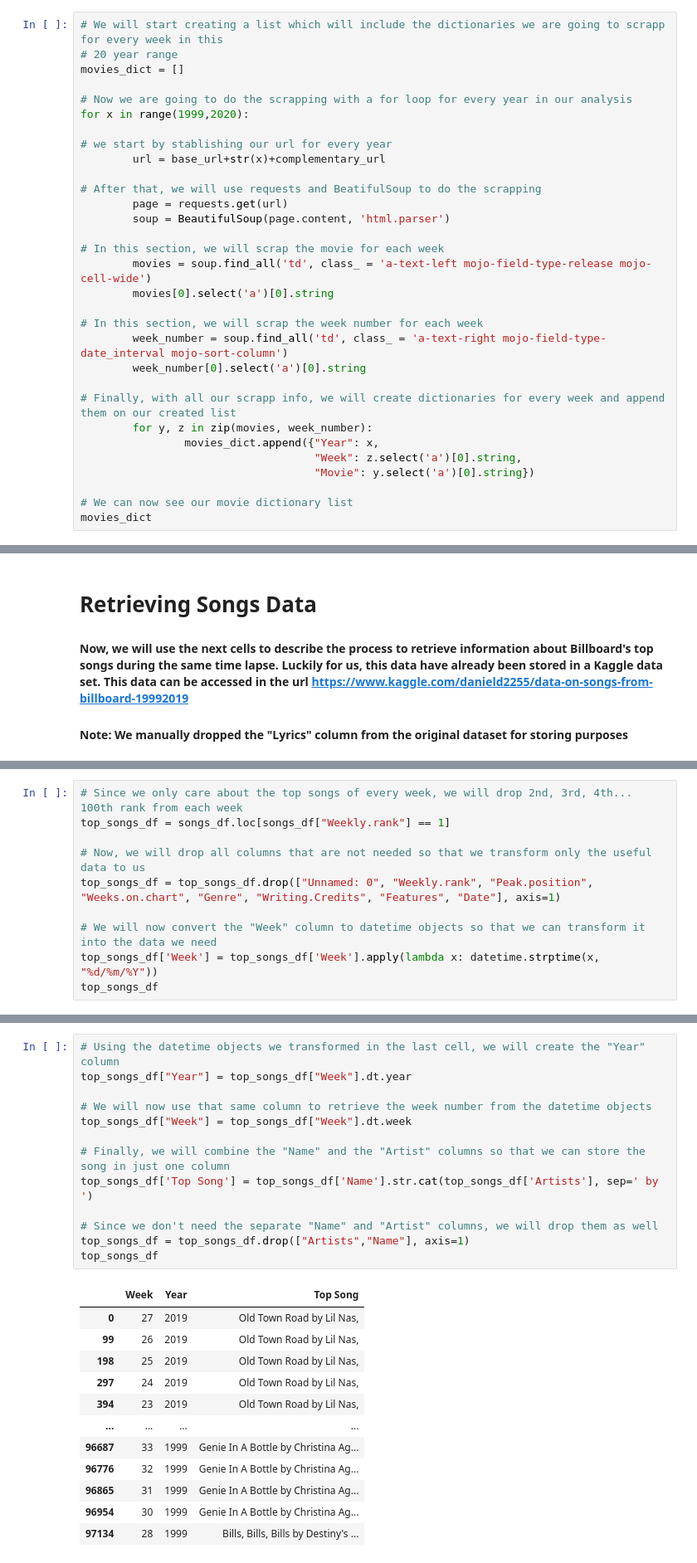
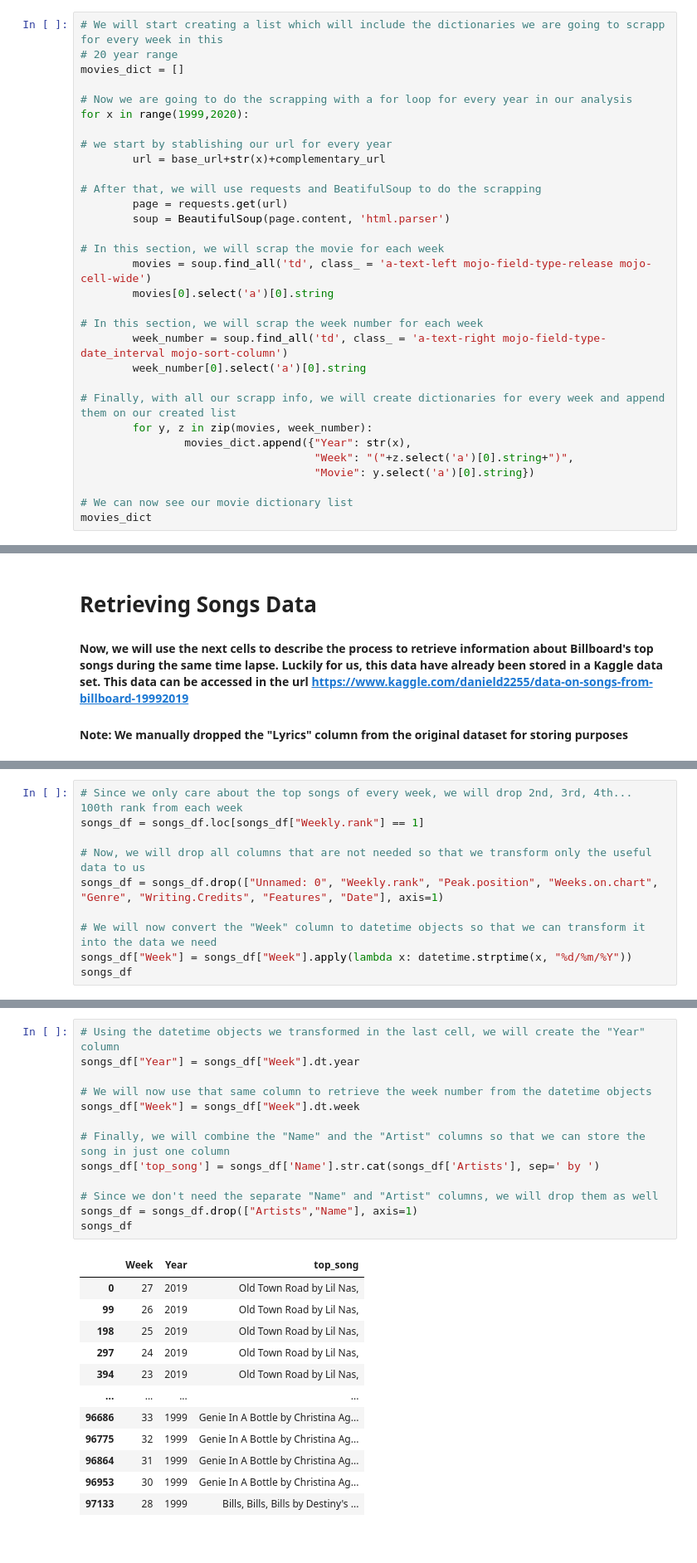
Before and after one commit to MauCFD/ETL-Entertainment-Trendings-by-Week, a Jupyter notebook: Entertainment Trendings by Week.ipynb, the cells around one changed output, grey strips where cells are left out. Shown at 83% size. Drawn from its saved outputs; the diff is of its cells as text.

```diff
--- a/Entertainment Trendings by Week.ipynb
+++ b/Entertainment Trendings by Week.ipynb
@@ -44,8 +45,8 @@ for x in range(1999,2020):
 
 # Finally, with all our scrapp info, we will create dictionaries for every week and append them on our created list
         for y, z in zip(movies, week_number):
-                movies_dict.append({"Year": x,
-                                    "Week": z.select('a')[0].string,
+                movies_dict.append({"Year": str(x),
+                                    "Week": "("+z.select('a')[0].string+")",
                                     "Movie": y.select('a')[0].string})
 
 # We can now see our movie dictionary list
@@ -123,14 +135,14 @@ songs_df.head()
 | 4 | 5 | Ed Sheeran, Justin Bieber | I Don't Care | 5 | 2.0 | 7.0 | 06/07/2019 | May 10, 2019 | Canada,UK,Dance,Dance-Pop,Pop | ... |
 # %%
 # Since we only care about the top songs of every week, we will drop 2nd, 3rd, 4th... 100th rank from each week
-top_songs_df = songs_df.loc[songs_df["Weekly.rank"] == 1]
+songs_df = songs_df.loc[songs_df["Weekly.rank"] == 1]
 
 # Now, we will drop all columns that are not needed so that we transform only the useful data to us
-top_songs_df = top_songs_df.drop(["Unnamed: 0", "Weekly.rank", "Peak.position", "Weeks.on.chart", "Genre", "Writing.Credits", "Features", "Date"], axis=1)
+songs_df = songs_df.drop(["Unnamed: 0", "Weekly.rank", "Peak.position", "Weeks.on.chart", "Genre", "Writing.Credits", "Features", "Date"], axis=1)
 
 # We will now convert the "Week" column to datetime objects so that we can transform it into the data we need
-top_songs_df['Week'] = top_songs_df['Week'].apply(lambda x: datetime.strptime(x, "%d/%m/%Y"))
-top_songs_df
+songs_df["Week"] = songs_df["Week"].apply(lambda x: datetime.strptime(x, "%d/%m/%Y"))
+songs_df
 # %% [output]
 |  | Artists | Name | Week |
 | 0 | Lil Nas, | Old Town Road | 2019-07-06 |
@@ -148,26 +160,26 @@ top_songs_df
 # %%
 # Using the datetime objects we transformed in the last cell, we will create the "Year" column
-top_songs_df["Year"] = top_songs_df["Week"].dt.year
+songs_df["Year"] = songs_df["Week"].dt.year
 
 # We will now use that same column to retrieve the week number from the datetime objects
-top_songs_df["Week"] = top_songs_df["Week"].dt.week
+songs_df["Week"] = songs_df["Week"].dt.week
 
 # Finally, we will combine the "Name" and the "Artist" columns so that we can store the song in just one column
-top_songs_df['Top Song'] = top_songs_df['Name'].str.cat(top_songs_df['Artists'], sep=' by ')
+songs_df['top_song'] = songs_df['Name'].str.cat(songs_df['Artists'], sep=' by ')
 
 # Since we don't need the separate "Name" and "Artist" columns, we will drop them as well
-top_songs_df = top_songs_df.drop(["Artists","Name"], axis=1)
-top_songs_df
+songs_df = songs_df.drop(["Artists","Name"], axis=1)
+songs_df
 # %% [output]
-|  | Week | Year | Top Song |
+|  | Week | Year | top_song |
 | 0 | 27 | 2019 | Old Town Road by Lil Nas, |
 | 99 | 26 | 2019 | Old Town Road by Lil Nas, |
 | 198 | 25 | 2019 | Old Town Road by Lil Nas, |
 | 297 | 24 | 2019 | Old Town Road by Lil Nas, |
 | 394 | 23 | 2019 | Old Town Road by Lil Nas, |
 | ... | ... | ... | ... |
-| 96687 | 33 | 1999 | Genie In A Bottle by Christina Ag... |
-| 96776 | 32 | 1999 | Genie In A Bottle by Christina Ag... |
-| 96865 | 31 | 1999 | Genie In A Bottle by Christina Ag... |
-| 96954 | 30 | 1999 | Genie In A Bottle by Christina Ag... |
-| 97134 | 28 | 1999 | Bills, Bills, Bills by Destiny's ... |
+| 96686 | 33 | 1999 | Genie In A Bottle by Christina Ag... |
+| 96775 | 32 | 1999 | Genie In A Bottle by Christina Ag... |
+| 96864 | 31 | 1999 | Genie In A Bottle by Christina Ag... |
+| 96953 | 30 | 1999 | Genie In A Bottle by Christina Ag... |
+| 97133 | 28 | 1999 | Bills, Bills, Bills by Destiny's ... |
```
Also changed, not shown: parts of 17 cells of this notebook.
